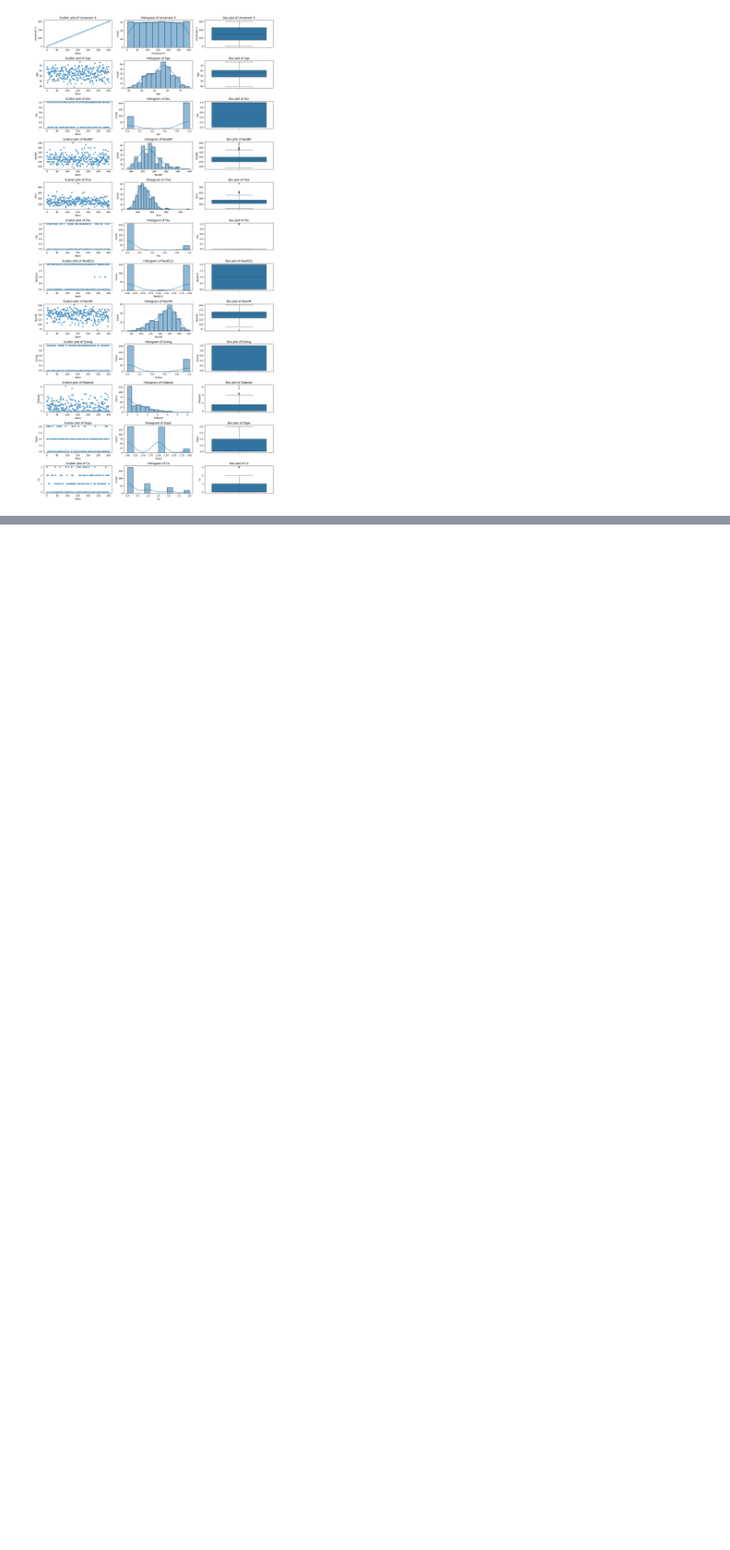
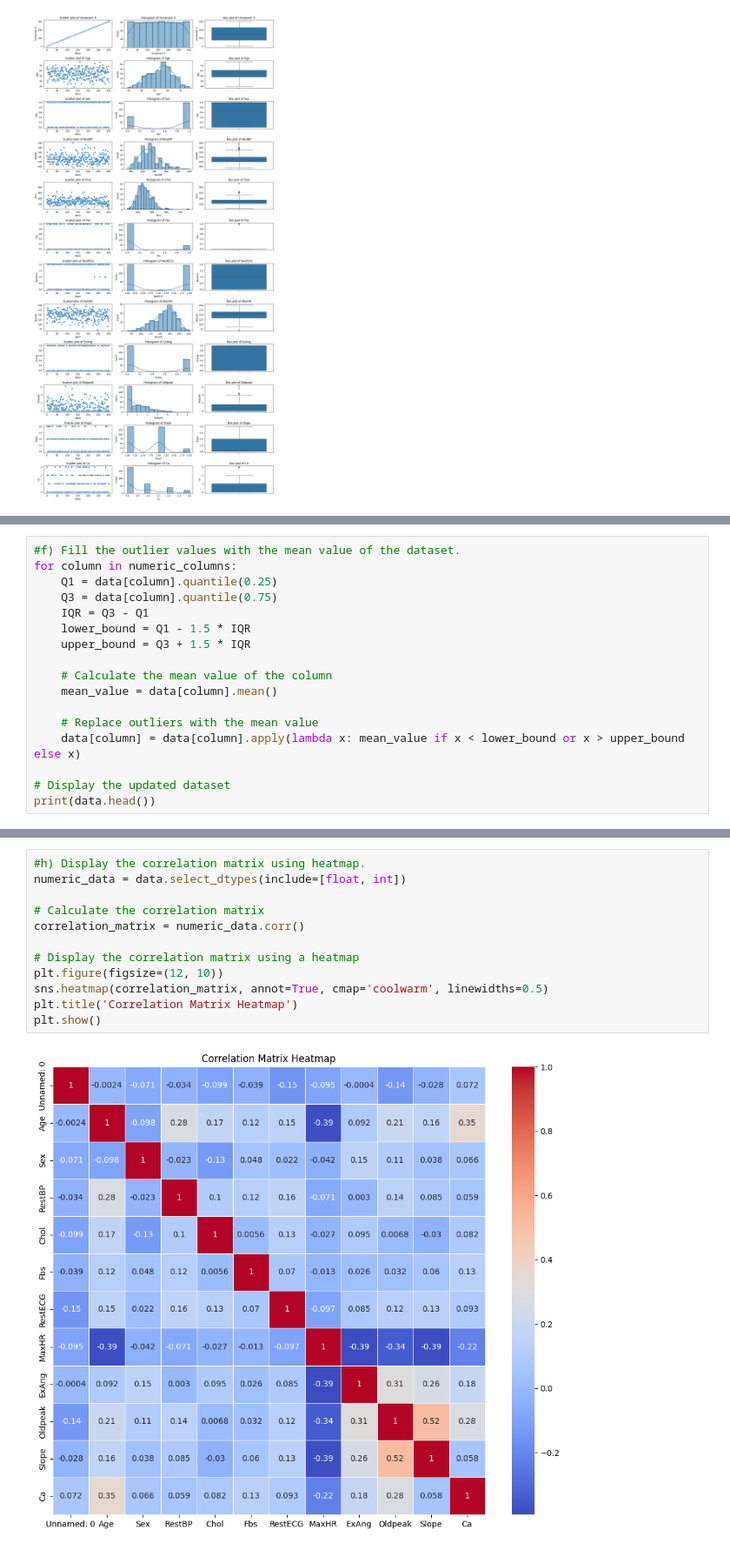
Before and after one commit to Berfin-23/introduction_to_data_science_lab, a Jupyter notebook: Ex4/heart.ipynb, the cells around one changed output, grey strips where cells are left out. Shown: that part at 87% size. Cells and saved outputs as stored; diff of their text form; blank space fills up the shorter version.

```diff
--- a/Ex4/heart.ipynb
+++ b/Ex4/heart.ipynb
@@ -142,0 +141,17 @@ plt.show()
+# %%
+#f) Fill the outlier values with the mean value of the dataset.
+for column in numeric_columns:
+    Q1 = data[column].quantile(0.25)
+    Q3 = data[column].quantile(0.75)
+    IQR = Q3 - Q1
+    lower_bound = Q1 - 1.5 * IQR
+    upper_bound = Q3 + 1.5 * IQR
+
+    # Calculate the mean value of the column
+    mean_value = data[column].mean()
+
+    # Replace outliers with the mean value
+    data[column] = data[column].apply(lambda x: mean_value if x < lower_bound or x > upper_bound else x)
+
+# Display the updated dataset
+print(data.head())
@@ -142,0 +188,14 @@ plt.show()
+# %%
+#h) Display the correlation matrix using heatmap.
+numeric_data = data.select_dtypes(include=[float, int])
+
+# Calculate the correlation matrix
+correlation_matrix = numeric_data.corr()
+
+# Display the correlation matrix using a heatmap
+plt.figure(figsize=(12, 10))
+sns.heatmap(correlation_matrix, annot=True, cmap='coolwarm', linewidths=0.5)
+plt.title('Correlation Matrix Heatmap')
+plt.show()
+# %% [output]
+[figure, added]
```
Also changed, not shown: parts of 4 cells of this notebook.
